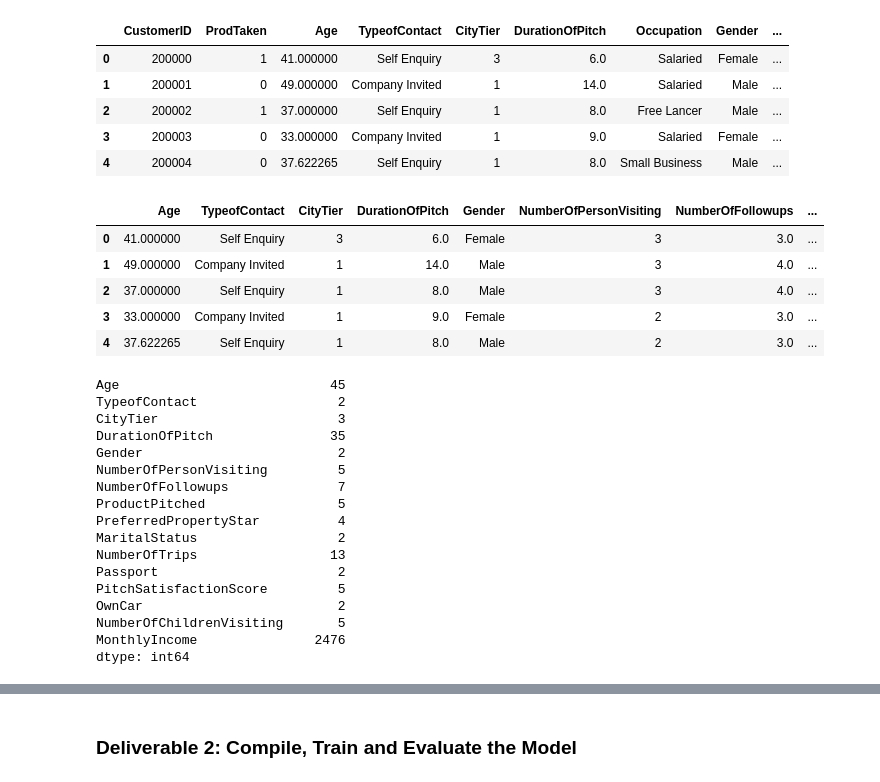
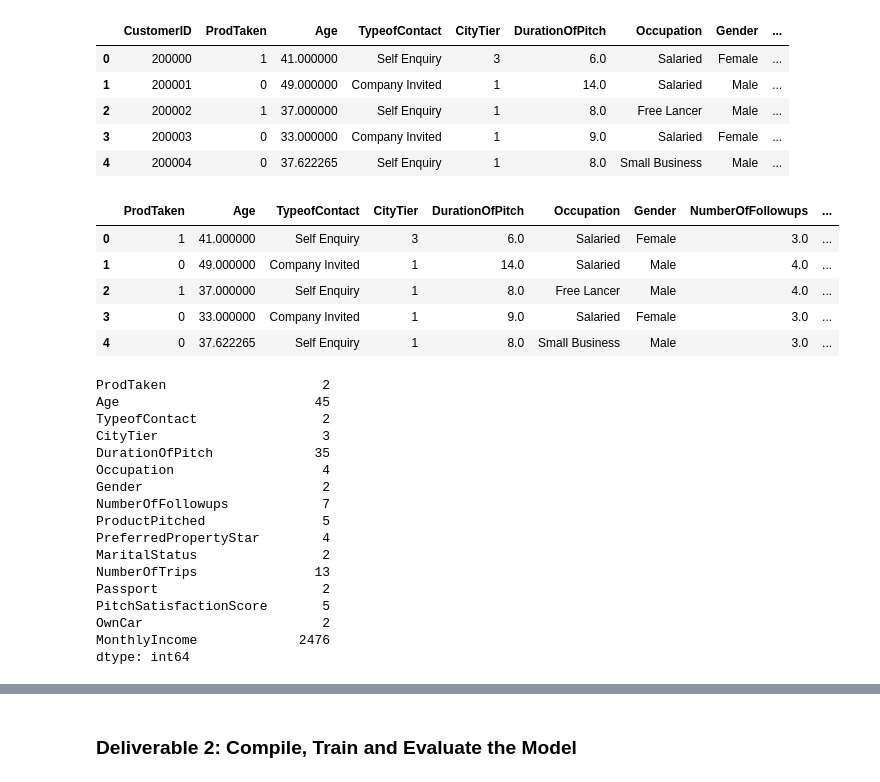
Before and after one commit to Cthompsonlbi/Team_Red, a Jupyter notebook: Notebooks/InsightNeural.ipynb, the cells around one changed output, grey strips where cells are left out. Drawn from its saved outputs; the diff is of its cells as text; code cells hidden in the pictures.

```diff
--- a/Notebooks/InsightNeural.ipynb
+++ b/Notebooks/InsightNeural.ipynb
@@ -22,34 +22,34 @@ vacay_df.head()
 | 3 | 200003 | 0 | 33.000000 | Company Invited | 1 | 9.0 | Salaried | Female | ... |
 | 4 | 200004 | 0 | 37.622265 | Self Enquiry | 1 | 8.0 | Small Business | Male | ... |
 # %%
-# Drop the non-beneficial ID columns, 'EIN' and 'NAME'.
-vacay_df = vacay_df.drop(["CustomerID", "ProdTaken","Occupation","Designation" ],axis = 1)
+# Drop the non-beneficial ID columns,
+vacay_df = vacay_df.drop(["CustomerID","Designation","NumberOfPersonVisiting","NumberOfChildrenVisiting"],axis = 1)
 vacay_df.head()
 # %% [output]
-|  | Age | TypeofContact | CityTier | DurationOfPitch | Gender | NumberOfPersonVisiting | NumberOfFollowups | ... |
-| 0 | 41.000000 | Self Enquiry | 3 | 6.0 | Female | 3 | 3.0 | ... |
-| 1 | 49.000000 | Company Invited | 1 | 14.0 | Male | 3 | 4.0 | ... |
-| 2 | 37.000000 | Self Enquiry | 1 | 8.0 | Male | 3 | 4.0 | ... |
-| 3 | 33.000000 | Company Invited | 1 | 9.0 | Female | 2 | 3.0 | ... |
-| 4 | 37.622265 | Self Enquiry | 1 | 8.0 | Male | 2 | 3.0 | ... |
+|  | ProdTaken | Age | TypeofContact | CityTier | DurationOfPitch | Occupation | Gender | NumberOfFollowups | ... |
+| 0 | 1 | 41.000000 | Self Enquiry | 3 | 6.0 | Salaried | Female | 3.0 | ... |
+| 1 | 0 | 49.000000 | Company Invited | 1 | 14.0 | Salaried | Male | 4.0 | ... |
+| 2 | 1 | 37.000000 | Self Enquiry | 1 | 8.0 | Free Lancer | Male | 4.0 | ... |
+| 3 | 0 | 33.000000 | Company Invited | 1 | 9.0 | Salaried | Female | 3.0 | ... |
+| 4 | 0 | 37.622265 | Self Enquiry | 1 | 8.0 | Small Business | Male | 3.0 | ... |
 # %%
 # Determine the number of unique values in each column.
 vacay_df.nunique()
 # %% [output]
-Age                           45
-TypeofContact                  2
-CityTier                       3
-DurationOfPitch               35
-Gender                         2
-NumberOfPersonVisiting         5
-NumberOfFollowups              7
-ProductPitched                 5
-PreferredPropertyStar          4
-MaritalStatus                  2
-NumberOfTrips                 13
-Passport                       2
-PitchSatisfactionScore         5
-OwnCar                         2
-NumberOfChildrenVisiting       5
-MonthlyIncome               2476
+ProdTaken                    2
+Age                         45
+TypeofContact                2
+CityTier                     3
+DurationOfPitch             35
+Occupation                   4
+Gender                       2
+NumberOfFollowups            7
+ProductPitched               5
+PreferredPropertyStar        4
+MaritalStatus                2
+NumberOfTrips               13
+Passport                     2
+PitchSatisfactionScore       5
+OwnCar                       2
+MonthlyIncome             2476
 dtype: int64
```
Also changed, not shown: parts of 16 cells of this notebook, 11 other files.
